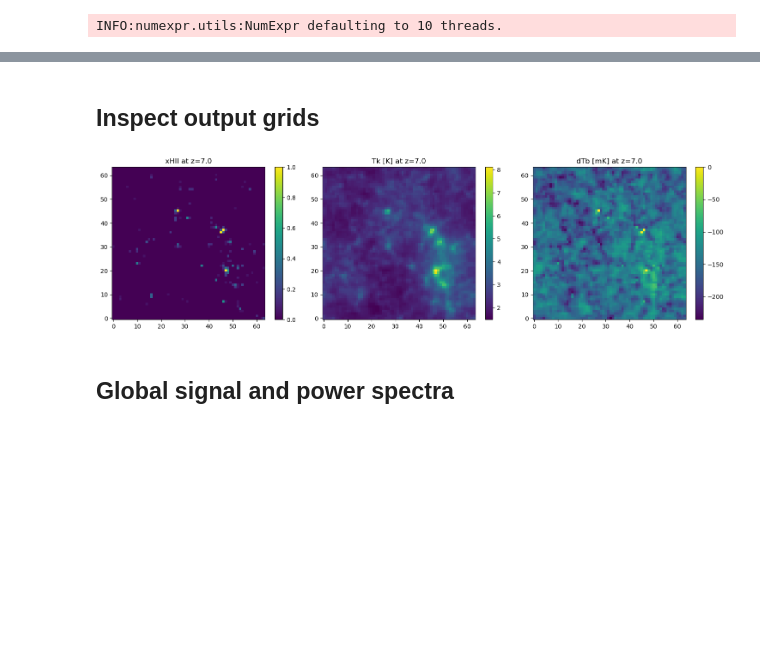
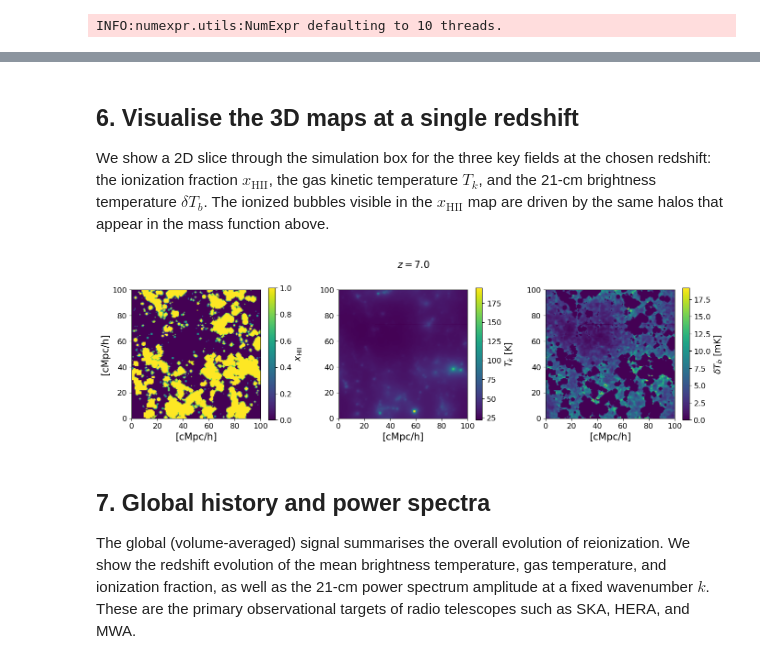
Before and after one commit to cosmic-reionization/BEoRN, a Jupyter notebook: examples/21cmfast_halos.ipynb, the cells around one changed output, grey strips where cells are left out. Saved outputs shown, nothing was run; the diff lists cells and outputs as text; code cells hidden in the pictures; blank space fills up the shorter version.

```diff
--- a/examples/21cmfast_halos.ipynb
+++ b/examples/21cmfast_halos.ipynb
@@ -99,6 +114,6 @@ files under the cache directory. Subsequent calls reuse the cached files.
 # %%
-cache_handler = beorn.io.Handler(CACHE_ROOT)
+loader = beorn.load_input_data.Py21cmFastLoader(parameters)
+output_handler = beorn.io.Handler(OUTPUT_ROOT, input_tag=loader.input_tag)
 
-loader = beorn.load_input_data.Py21cmFastLoader(parameters)
-loader.generate(cache_handler)
+loader.generate(output_handler)
 # %% [output]
@@ -141,0 +133,16 @@ Mass range: 1.33e+10 — 1.72e+12 Msol
+# %%
+z_target = 7.0
+z_index = np.argmin(np.abs(loader.redshifts - z_target))
+
+halo_catalog = loader.load_halo_catalog(z_index)
+print(f"Number of halos at z={z_target}: {len(halo_catalog.masses)}")
+print(f"Mass range: {halo_catalog.masses.min():.2e} — {halo_catalog.masses.max():.2e} Msol")
+
+# Plot halo mass function from the catalog with analytical Sheth & Tormen (1999) reference
+fig, ax = plt.subplots()
+beorn.plotting.plot_halo_mass_function(ax, halo_catalog, bin_count=15,
+                                       label=f'py21cmfast z={z_target}',
+                                       analytical_model='ST')
+ax.set_title(f'Halo Mass Function at z={z_target}', fontsize=14)
+ax.legend()
+plt.show()
@@ -190,25 +213,34 @@ INFO:beorn.painting.coordinator:Painting of 17 snapshots done.
 # %% [markdown]
-## Inspect output grids
+## 6. Visualise the 3D maps at a single redshift
+
+We show a 2D slice through the simulation box for the three key fields at the chosen redshift: the ionization fraction $x_\mathrm{HII}$, the gas kinetic temperature $T_k$, and the 21-cm brightness temperature $\delta T_b$. The ionized bubbles visible in the $x_\mathrm{HII}$ map are driven by the same halos that appear in the mass function above.
 # %%
-xHII_grid = multi_z_quantities.Grid_xHII[z_index, ...]
-dTb_grid  = multi_z_quantities.Grid_dTb[z_index, ...]
-Tk_grid   = multi_z_quantities.Grid_Temp[z_index, ...]
+mz_index = np.argmin(np.abs(multi_z_quantities.z - z_target))
+xHII_grid = multi_z_quantities.Grid_xHII[mz_index, ...]
+dTb_grid  = multi_z_quantities.Grid_dTb[mz_index, ...]
+Tk_grid   = multi_z_quantities.Grid_Temp[mz_index, ...]
 
 mid = xHII_grid.shape[1] // 2
+Lbox = parameters.simulation.Lbox  # cMpc/h
+extent = [0, Lbox, 0, Lbox]
 
-fig, axes = plt.subplots(1, 3, figsize=(15, 4))
-for ax, grid, label in zip(axes,
+fig, axs = plt.subplots(1, 3, figsize=(14, 4))
+for ax, grid, label in zip(axs,
                             [xHII_grid, Tk_grid, dTb_grid],
-                            ['xHII', 'Tk [K]', 'dTb [mK]']):
-    im = ax.imshow(grid[:, mid, :], origin='lower', cmap='viridis')
-    ax.set_title(f'{label} at z={z_target}')
-    plt.colorbar(im, ax=ax)
+                            [r'$x_\mathrm{HII}$', r'$T_k$ [K]', r'$\delta T_b$ [mK]']):
+    im = ax.imshow(grid[:, mid, :], origin='lower', cmap='viridis', extent=extent)
+    ax.set_xlabel('[cMpc/h]', fontsize=15)
+    fig.colorbar(im, ax=ax, label=label)
+axs[0].set_ylabel('[cMpc/h]', fontsize=15)
+fig.suptitle(f'$z={z_target}$', fontsize=15)
 plt.tight_layout()
 plt.show()
 # %% [output]
-[figure, old version]
+[figure, new version]
 # %% [markdown]
-## Global signal and power spectra
+## 7. Global history and power spectra
+
+The global (volume-averaged) signal summarises the overall evolution of reionization. We show the redshift evolution of the mean brightness temperature, gas temperature, and ionization fraction, as well as the 21-cm power spectrum amplitude at a fixed wavenumber $k$. These are the primary observational targets of radio telescopes such as SKA, HERA, and MWA.
 # %%
 fig = plt.figure(constrained_layout=True, figsize=(18, 6))
 gs = gridspec.GridSpec(2, 3, figure=fig)
```
Also changed, not shown: parts of 17 cells of this notebook, 15 other files.
